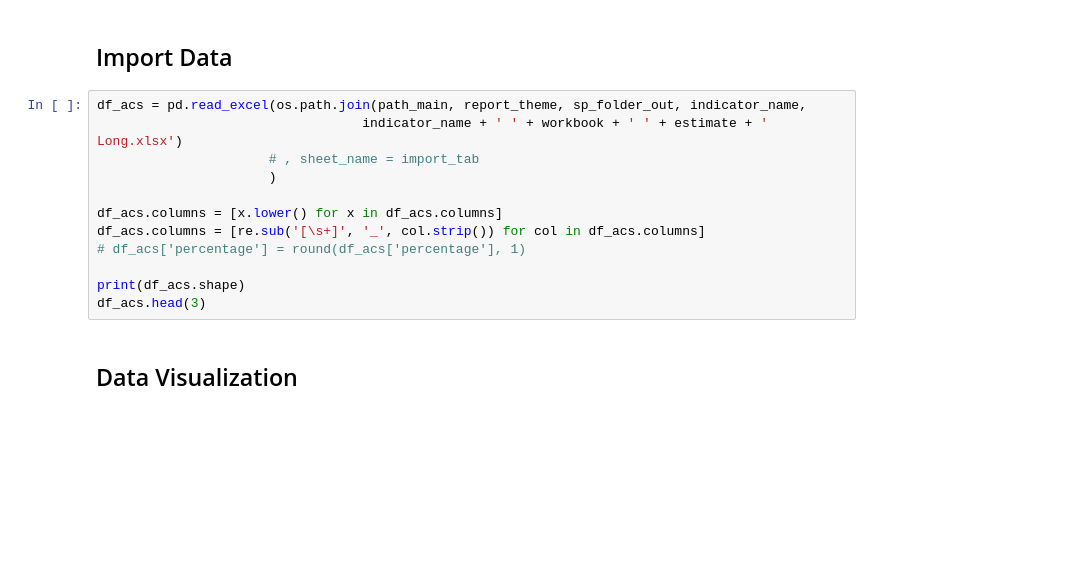
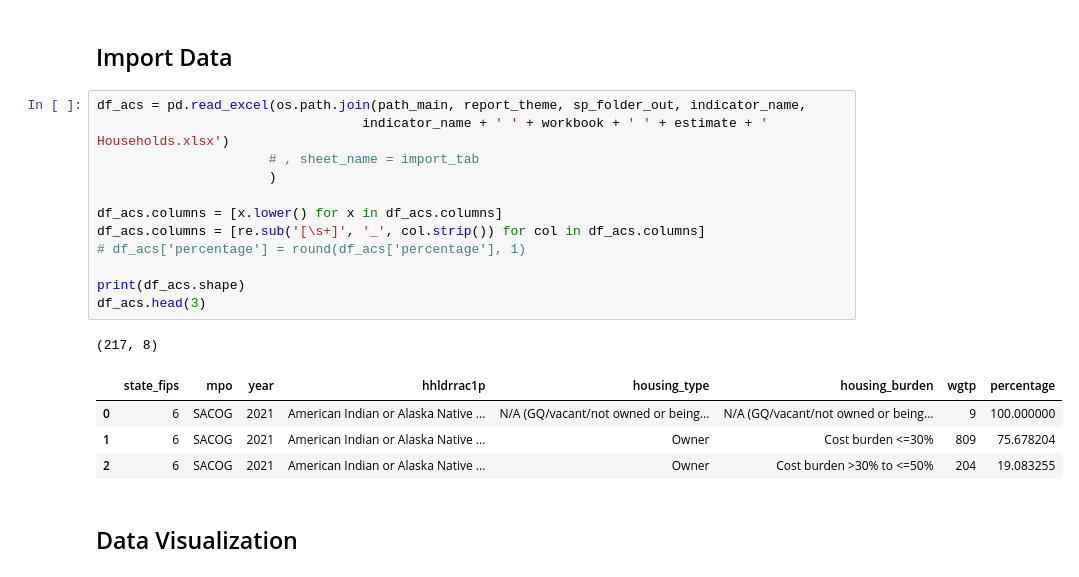
Before and after one commit to SACOG/Regional-Monitoring, a Jupyter notebook: Indicator_Gen/Python Code/Census/Step 03 - Data Visualizations.ipynb, the cells around one changed output. Saved outputs shown, nothing was run; the diff lists cells and outputs as text; blank space fills up the shorter version.

```diff
--- a/Indicator_Gen/Python Code/Census/Step 03 - Data Visualizations.ipynb
+++ b/Indicator_Gen/Python Code/Census/Step 03 - Data Visualizations.ipynb
@@ -82,16 +93,22 @@ print(year_end)
 ## Import Data
 # %%
 df_acs = pd.read_excel(os.path.join(path_main, report_theme, sp_folder_out, indicator_name,
-                                  indicator_name + ' ' + workbook + ' ' + estimate + ' Long.xlsx')
+                                  indicator_name + ' ' + workbook + ' ' + estimate + ' Households.xlsx')
                       # , sheet_name = import_tab
                       )
 
 df_acs.columns = [x.lower() for x in df_acs.columns]
 df_acs.columns = [re.sub('[\s+]', '_', col.strip()) for col in df_acs.columns]
 # df_acs['percentage'] = round(df_acs['percentage'], 1)
 
 print(df_acs.shape)
 df_acs.head(3)
+# %% [output]
+(217, 8)
+|  | state_fips | mpo | year | hhldrrac1p | housing_type | housing_burden | wgtp | percentage |
+| 0 | 6 | SACOG | 2021 | American Indian or Alaska Native ... | N/A (GQ/vacant/not owned or being... | N/A (GQ/vacant/not owned or being... | 9 | 100.000000 |
+| 1 | 6 | SACOG | 2021 | American Indian or Alaska Native ... | Owner | Cost burden <=30% | 809 | 75.678204 |
+| 2 | 6 | SACOG | 2021 | American Indian or Alaska Native ... | Owner | Cost burden >30% to <=50% | 204 | 19.083255 |
 # %% [markdown]
 ## Data Visualization
 # %%
```
Also changed, not shown: parts of 4 cells of this notebook, 6 other files.
